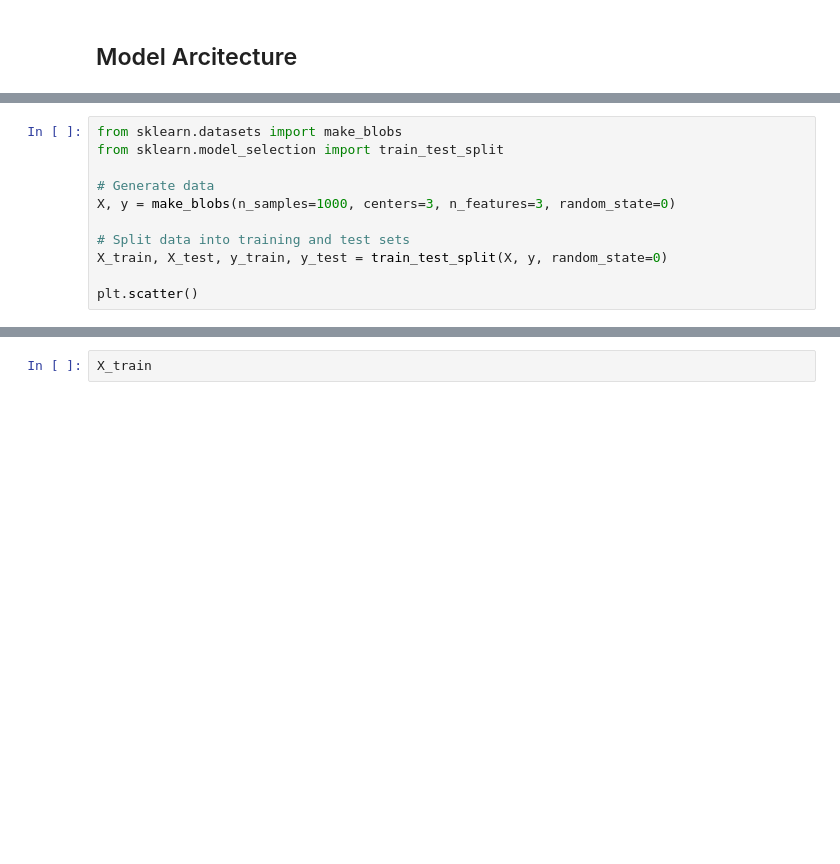
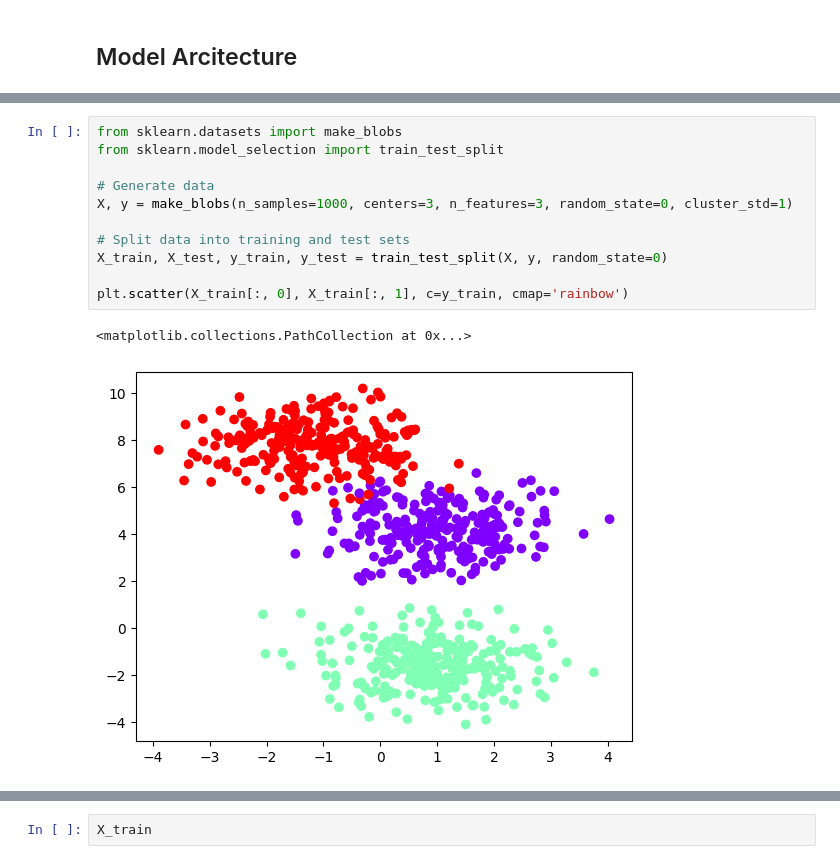
Before and after one commit to vishwasg217/ml-from-scratch, a Jupyter notebook: k-means-clustering/kmeans.ipynb, the cells around one changed output, grey strips where cells are left out. Drawn from its saved outputs; the diff is of its cells as text; blank space fills up the shorter version.

```diff
--- a/k-means-clustering/kmeans.ipynb
+++ b/k-means-clustering/kmeans.ipynb
@@ -42,11 +54,14 @@ class KMeans:
 # %%
 from sklearn.datasets import make_blobs
 from sklearn.model_selection import train_test_split
 
 # Generate data
-X, y = make_blobs(n_samples=1000, centers=3, n_features=3, random_state=0)
+X, y = make_blobs(n_samples=1000, centers=3, n_features=3, random_state=0, cluster_std=1)
 
 # Split data into training and test sets
 X_train, X_test, y_train, y_test = train_test_split(X, y, random_state=0)
 
-plt.scatter()
+plt.scatter(X_train[:, 0], X_train[:, 1], c=y_train, cmap='rainbow')
+# %% [output]
+<matplotlib.collections.PathCollection at 0x...>
+[figure, added]
```
Also changed, not shown: parts of 3 cells of this notebook.
